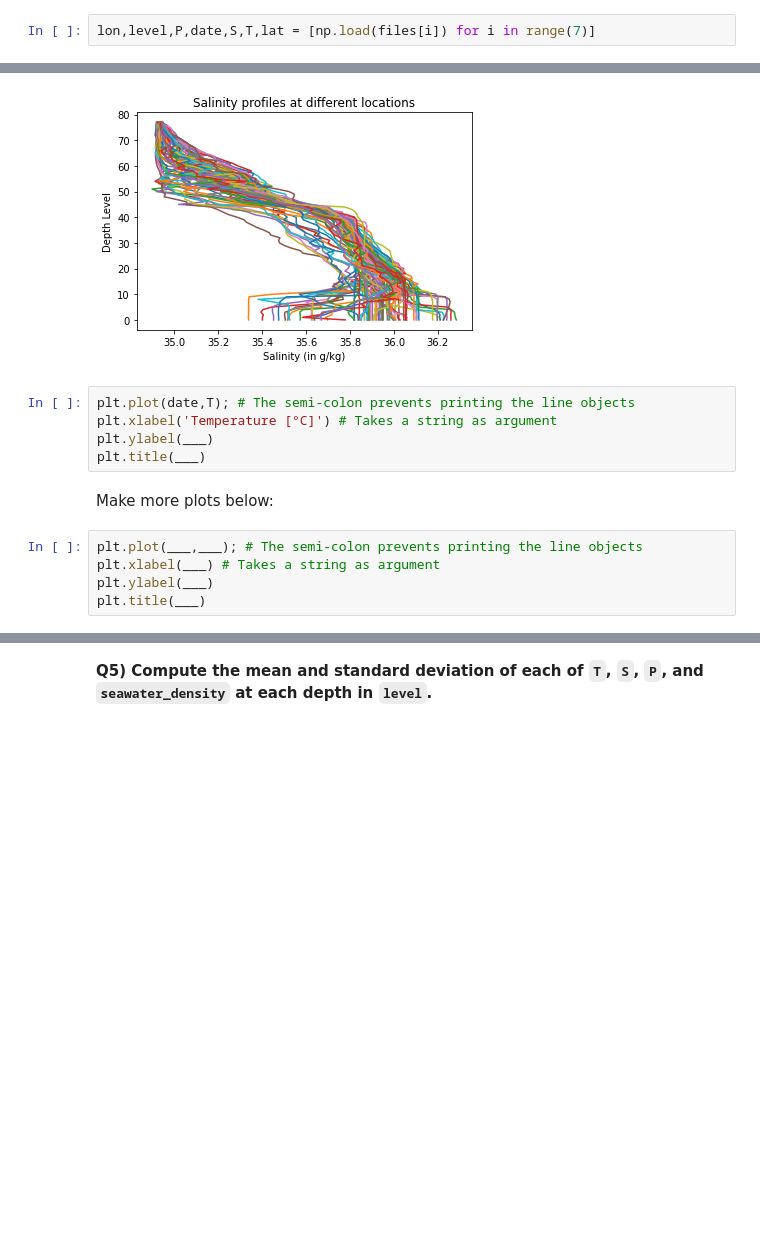
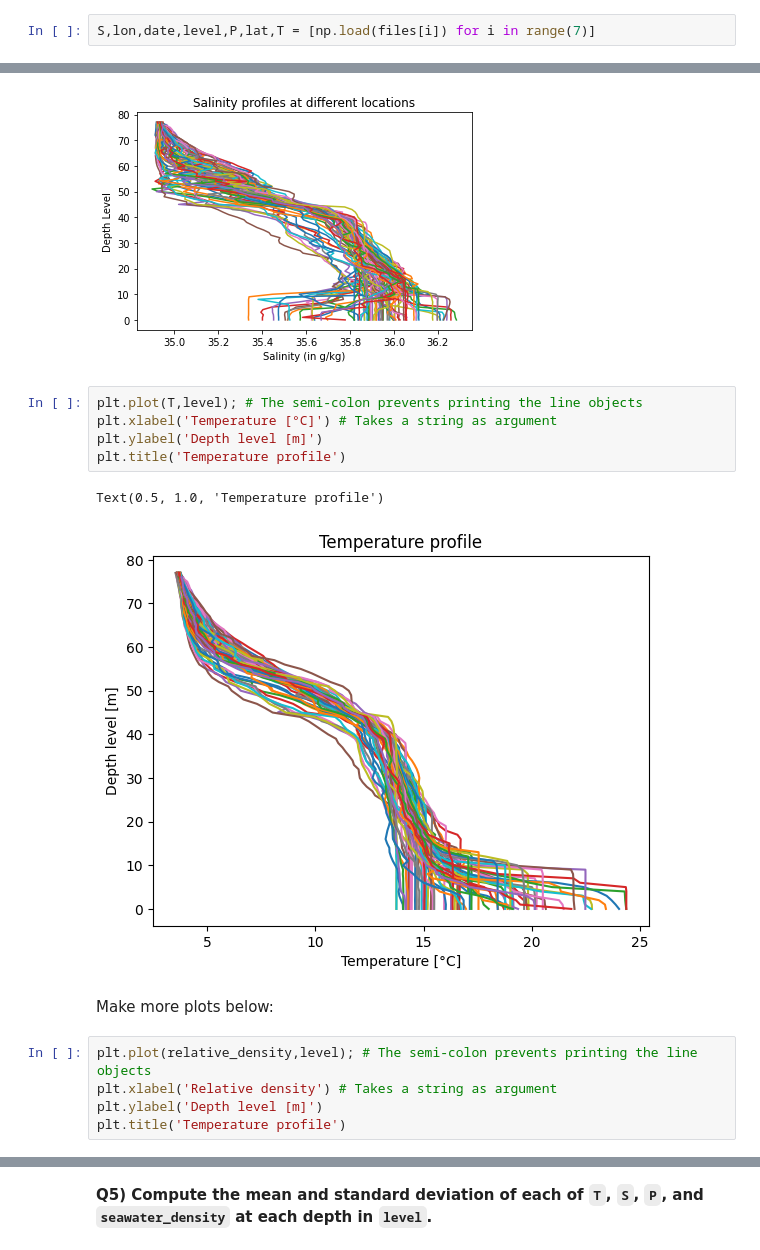
Before and after one commit to MarcoZanine/2024_Intro_Python, a Jupyter notebook: W2_S1.ipynb, the cells around one changed output, grey strips where cells are left out. Saved outputs shown, nothing was run; the diff lists cells and outputs as text; blank space fills up the shorter version.

```diff
--- a/W2_S1.ipynb
+++ b/W2_S1.ipynb
@@ -76,7 +76,7 @@ for i in range(7):
 # %% [markdown]
 Then, load the files as `numpy` arrays, for instance using list comprehension
 # %%
-lon,level,P,date,S,T,lat = [np.load(files[i]) for i in range(7)]
+S,lon,date,level,P,lat,T = [np.load(files[i]) for i in range(7)]
 # %% [markdown]
 **Q2) Recreate the `level` array using `np.arange` and `np.linspace`**
 
@@ -253,14 +253,17 @@ Hint 2: Each plot should have a line for each column of data. It will look messy
 # %% [markdown]
 ![Salinity_example.png](embedded-picture-1)
 # %%
-plt.plot(date,T); # The semi-colon prevents printing the line objects
+plt.plot(T,level); # The semi-colon prevents printing the line objects
 plt.xlabel('Temperature [°C]') # Takes a string as argument
-plt.ylabel(___)
-plt.title(___)
+plt.ylabel('Depth level [m]')
+plt.title('Temperature profile')
+# %% [output]
+Text(0.5, 1.0, 'Temperature profile')
+[figure, added]
 # %% [markdown]
 Make more plots below:
 # %%
-plt.plot(___,___); # The semi-colon prevents printing the line objects
-plt.xlabel(___) # Takes a string as argument
-plt.ylabel(___)
-plt.title(___)
+plt.plot(relative_density,level); # The semi-colon prevents printing the line objects
+plt.xlabel('Relative density') # Takes a string as argument
+plt.ylabel('Depth level [m]')
+plt.title('Temperature profile')
```
Also changed, not shown: parts of 28 cells of this notebook.
